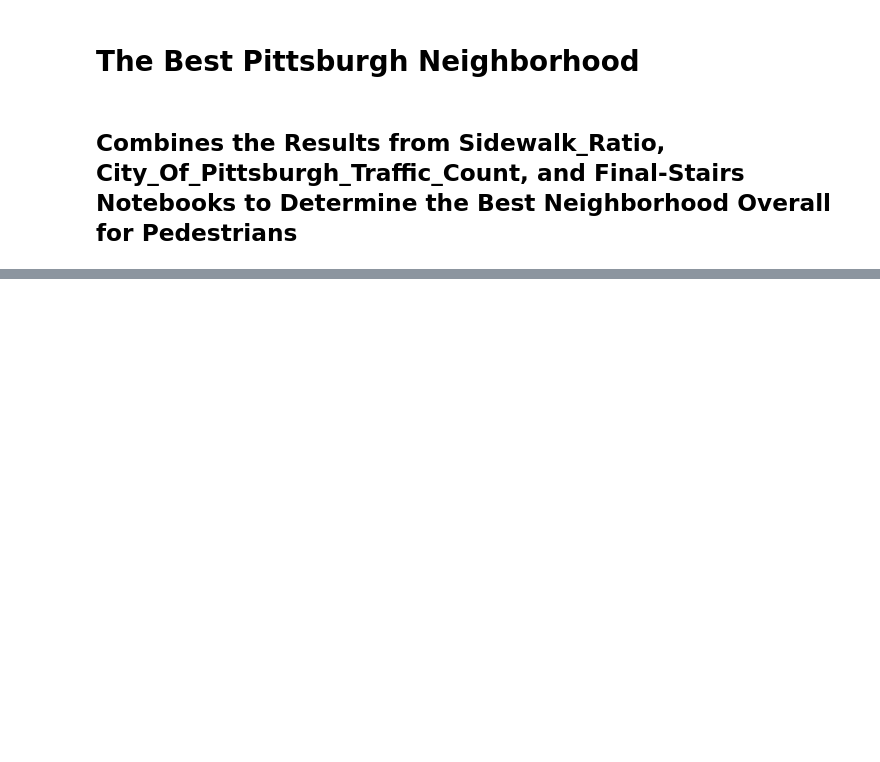
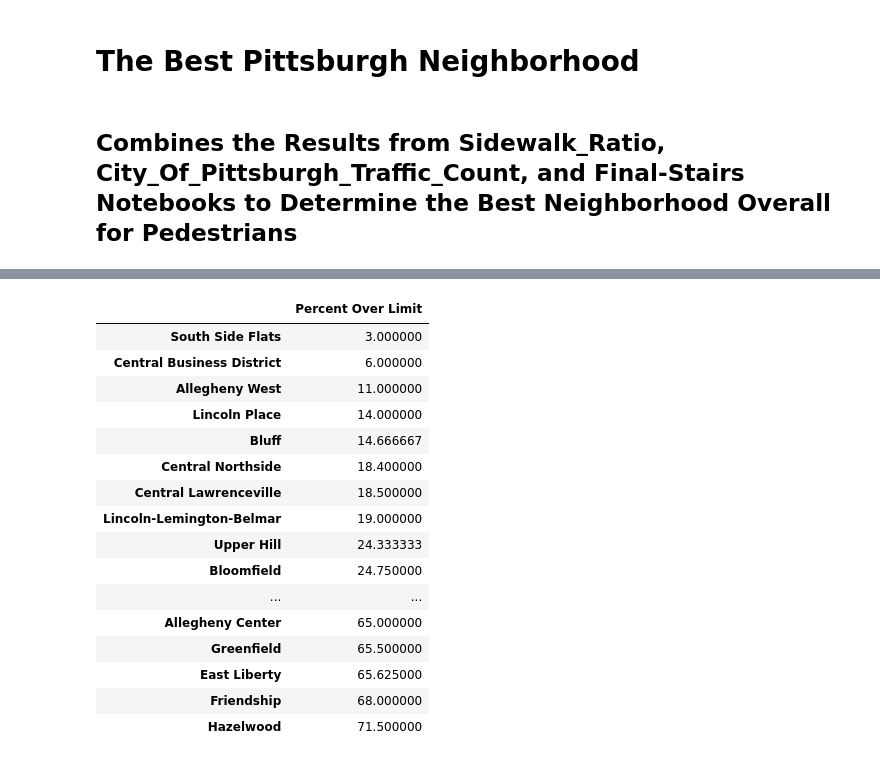
Before and after one commit to tahmad4/big-ideas-final-project-group-39, a Jupyter notebook: The_Best_Neighborhood.ipynb, the cells around one changed output, grey strips where cells are left out. Saved outputs shown, nothing was run; the diff lists cells and outputs as text; code cells hidden in the pictures; blank space fills up the shorter version.

```diff
--- a/The_Best_Neighborhood.ipynb
+++ b/The_Best_Neighborhood.ipynb
@@ -36,0 +51,22 @@ final_df.head(10)
+# %%
+%store -r df_percents
+# lower the better
+df_percents.head(50)
+# %% [output]
+|  | Percent Over Limit |
+| South Side Flats | 3.000000 |
+| Central Business District | 6.000000 |
+| Allegheny West | 11.000000 |
+| Lincoln Place | 14.000000 |
+| Bluff | 14.666667 |
+| Central Northside | 18.400000 |
+| Central Lawrenceville | 18.500000 |
+| Lincoln-Lemington-Belmar | 19.000000 |
+| Upper Hill | 24.333333 |
+| Bloomfield | 24.750000 |
+| ... | ... |
+| Allegheny Center | 65.000000 |
+| Greenfield | 65.500000 |
+| East Liberty | 65.625000 |
+| Friendship | 68.000000 |
+| Hazelwood | 71.500000 |
```
Also changed, not shown: parts of 4 cells of this notebook, 4 other files.
